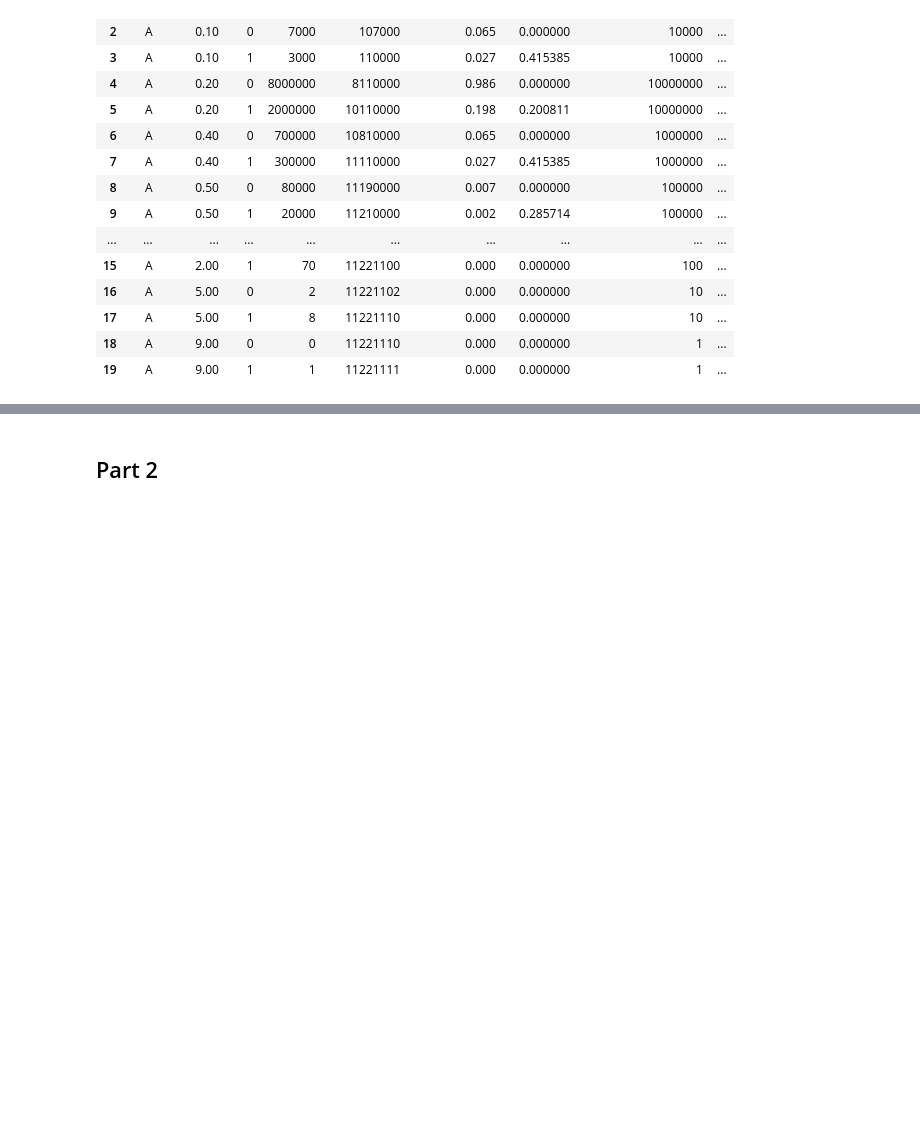
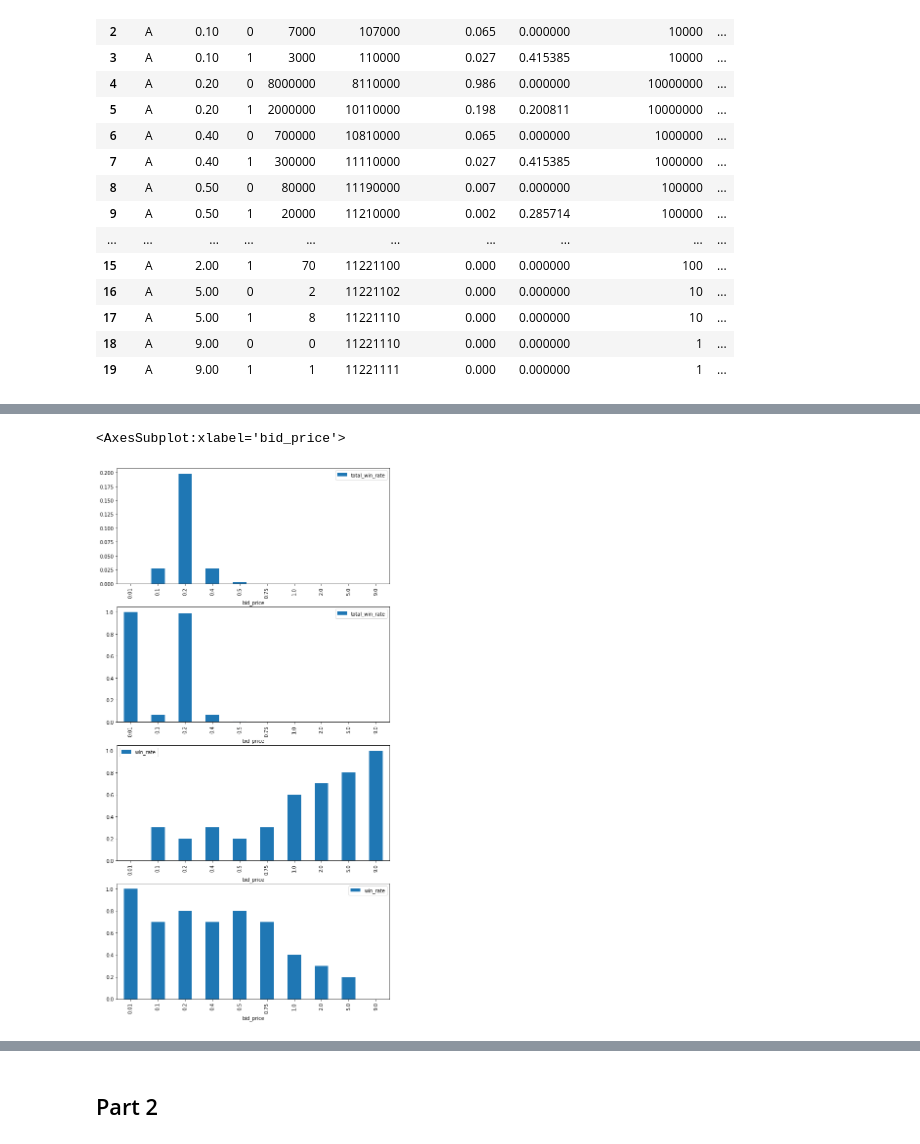
Before and after one commit to DaoodS/Case-study, a Jupyter notebook: bid-prediction.ipynb, the cells around one changed output, grey strips where cells are left out. Cells and saved outputs as stored; diff of their text form; code cells hidden in the pictures; blank space fills up the shorter version.

```diff
--- a/bid-prediction.ipynb
+++ b/bid-prediction.ipynb
@@ -111,0 +121,9 @@ df
+# %%
+fig, axs = plt.subplots(4, figsize=(10, 20))
+df[df['win']==1].plot.bar(ax=axs[0], x='bid_price', y='total_win_rate')
+df[df['win']==0].plot.bar(ax=axs[1], x='bid_price', y='total_win_rate')
+df[df['win']==1].plot.bar(ax=axs[2], x='bid_price', y='win_rate')
+df[df['win']==0].plot.bar(ax=axs[3], x='bid_price', y='win_rate')
+# %% [output]
+<AxesSubplot:xlabel='bid_price'>
+[figure, added]
```
Also changed, not shown: parts of 28 cells of this notebook.
